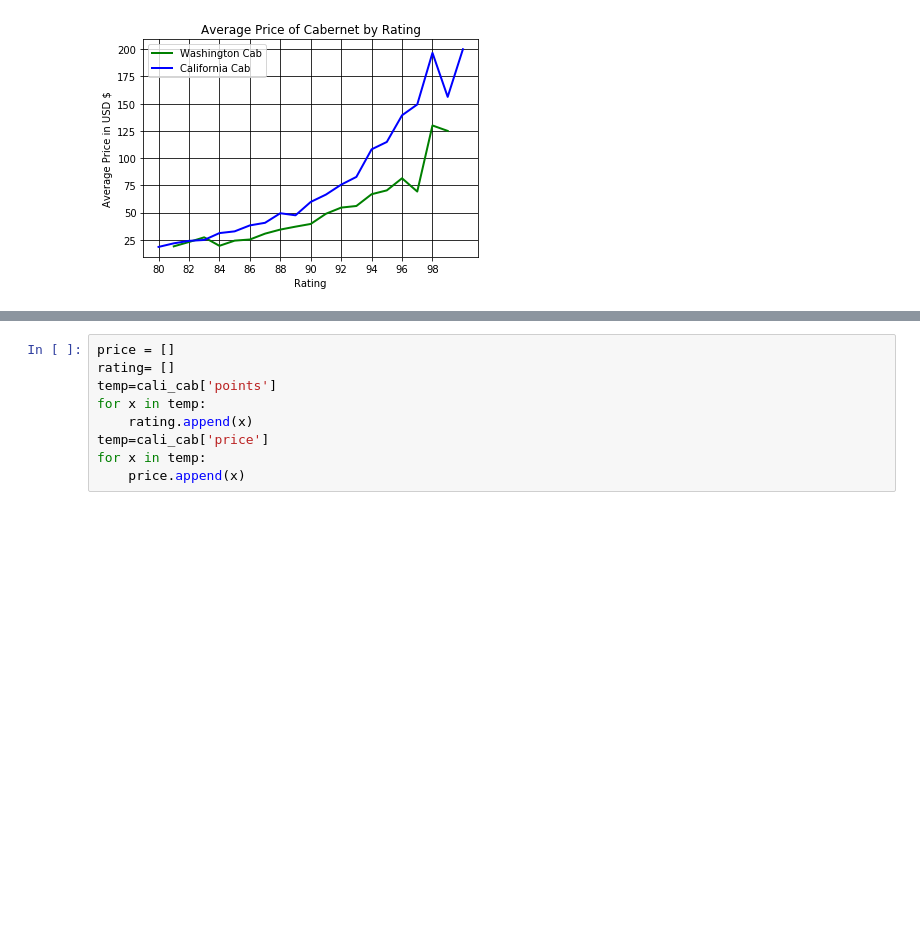
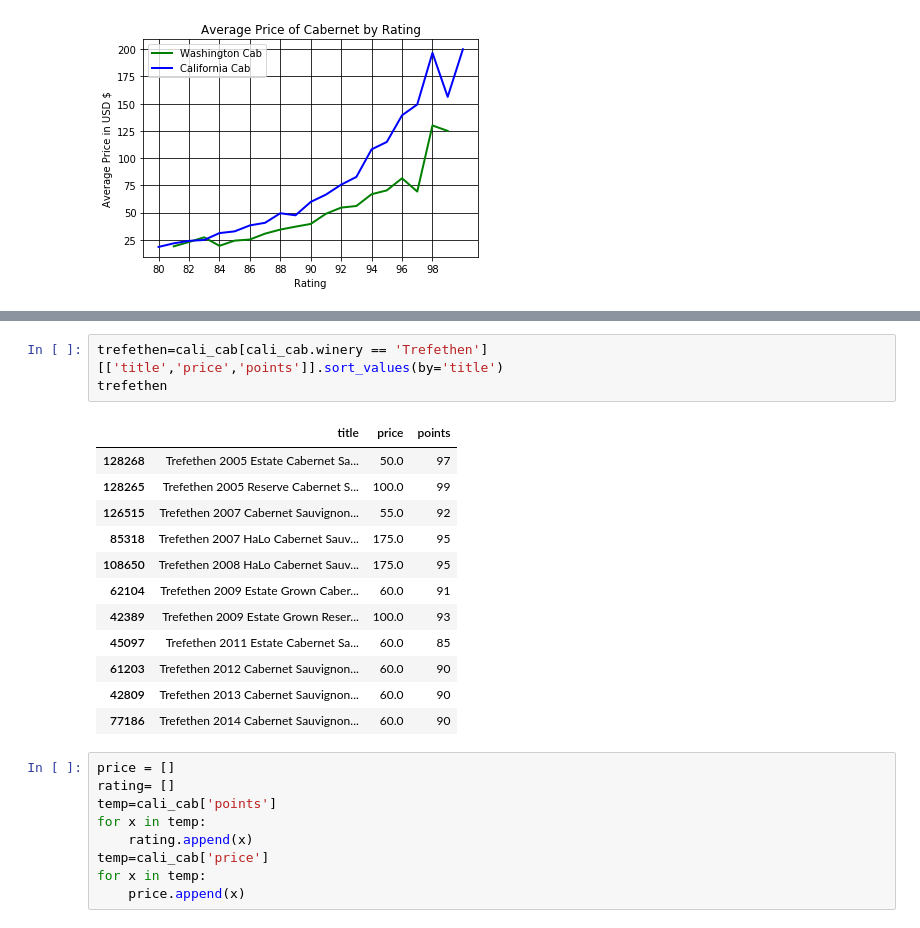
Before and after one commit to schoentr/wine, a Jupyter notebook: Cabernet_WA_vs_CAL.ipynb, the cells around one changed output, grey strips where cells are left out. Cells and saved outputs as stored; diff of their text form; blank space fills up the shorter version.

```diff
--- a/Cabernet_WA_vs_CAL.ipynb
+++ b/Cabernet_WA_vs_CAL.ipynb
@@ -107,6 +123,22 @@ cali_cab[cali_cab.points==99][['title','price','points']]
 | 116141 | Alpha Omega 2012 Stagecoach Viney... | 250.0 | 99 |
 | 121885 | David Arthur 2009 Elevation 1147 ... | 150.0 | 99 |
 | 128265 | Trefethen 2005 Reserve Cabernet S... | 100.0 | 99 |
+# %%
+trefethen=cali_cab[cali_cab.winery == 'Trefethen'][['title','price','points']].sort_values(by='title')
+trefethen
+# %% [output]
+|  | title | price | points |
+| 128268 | Trefethen 2005 Estate Cabernet Sa... | 50.0 | 97 |
+| 128265 | Trefethen 2005 Reserve Cabernet S... | 100.0 | 99 |
+| 126515 | Trefethen 2007 Cabernet Sauvignon... | 55.0 | 92 |
+| 85318 | Trefethen 2007 HaLo Cabernet Sauv... | 175.0 | 95 |
+| 108650 | Trefethen 2008 HaLo Cabernet Sauv... | 175.0 | 95 |
+| 62104 | Trefethen 2009 Estate Grown Caber... | 60.0 | 91 |
+| 42389 | Trefethen 2009 Estate Grown Reser... | 100.0 | 93 |
+| 45097 | Trefethen 2011 Estate Cabernet Sa... | 60.0 | 85 |
+| 61203 | Trefethen 2012 Cabernet Sauvignon... | 60.0 | 90 |
+| 42809 | Trefethen 2013 Cabernet Sauvignon... | 60.0 | 90 |
+| 77186 | Trefethen 2014 Cabernet Sauvignon... | 60.0 | 90 |
 # %%
 price = []
 rating= []
```
Also changed, not shown: parts of 11 cells of this notebook.
